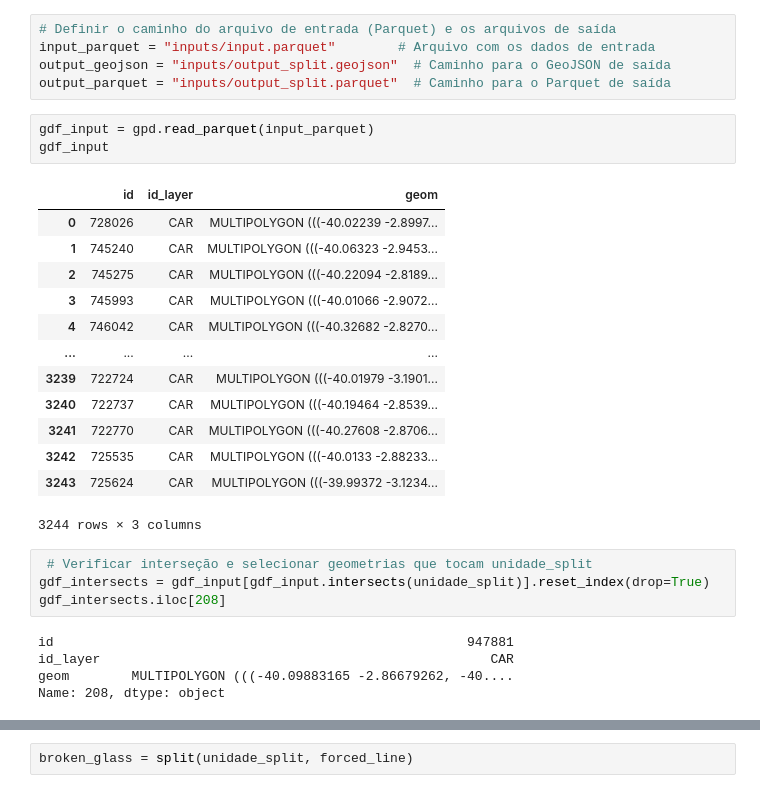
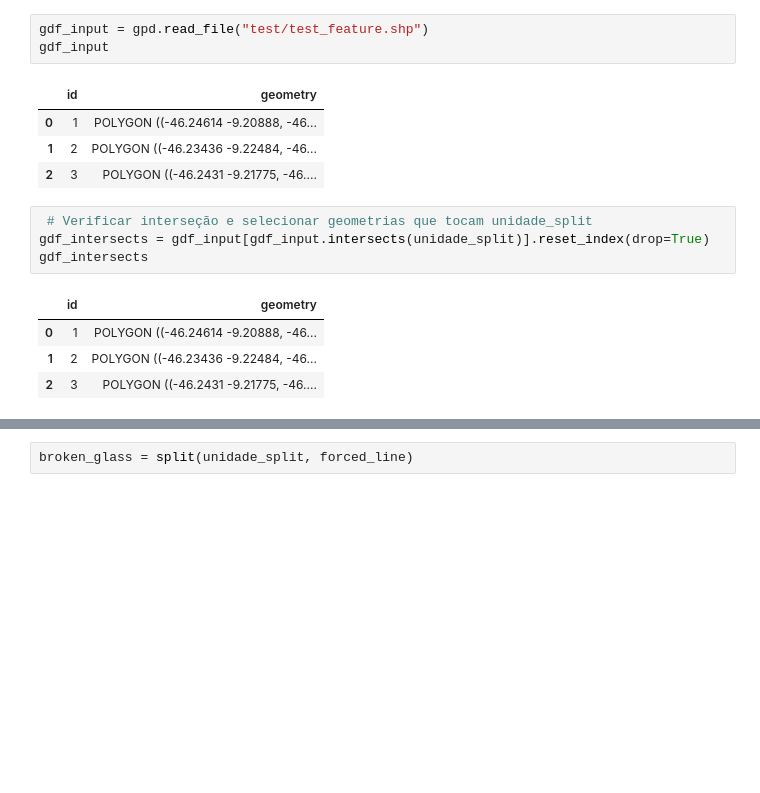
Before and after one commit to PedroAQCoutinho/split_offdb, a Jupyter notebook: dev.ipynb, the cells around one changed output, grey strips where cells are left out. Drawn from its saved outputs; the diff is of its cells as text; blank space fills up the shorter version.

```diff
--- a/dev.ipynb
+++ b/dev.ipynb
@@ -33,31 +16,17 @@ grid_gdf
-# %%
-# Definir o caminho do arquivo de entrada (Parquet) e os arquivos de saída
-input_parquet = "inputs/input.parquet"        # Arquivo com os dados de entrada
-output_geojson = "inputs/output_split.geojson"  # Caminho para o GeoJSON de saída
-output_parquet = "inputs/output_split.parquet"  # Caminho para o Parquet de saída
 # %%
-gdf_input = gpd.read_parquet(input_parquet)
+gdf_input = gpd.read_file("test/test_feature.shp")
 gdf_input
 # %% [output]
-|  | id | id_layer | geom |
-| 0 | 728026 | CAR | MULTIPOLYGON (((-40.02239 -2.8997... |
-| 1 | 745240 | CAR | MULTIPOLYGON (((-40.06323 -2.9453... |
-| 2 | 745275 | CAR | MULTIPOLYGON (((-40.22094 -2.8189... |
-| 3 | 745993 | CAR | MULTIPOLYGON (((-40.01066 -2.9072... |
-| 4 | 746042 | CAR | MULTIPOLYGON (((-40.32682 -2.8270... |
-| ... | ... | ... | ... |
-| 3239 | 722724 | CAR | MULTIPOLYGON (((-40.01979 -3.1901... |
-| 3240 | 722737 | CAR | MULTIPOLYGON (((-40.19464 -2.8539... |
-| 3241 | 722770 | CAR | MULTIPOLYGON (((-40.27608 -2.8706... |
-| 3242 | 725535 | CAR | MULTIPOLYGON (((-40.0133 -2.88233... |
-| 3243 | 725624 | CAR | MULTIPOLYGON (((-39.99372 -3.1234... |
+|  | id | geometry |
+| 0 | 1 | POLYGON ((-46.24614 -9.20888, -46... |
+| 1 | 2 | POLYGON ((-46.23436 -9.22484, -46... |
+| 2 | 3 | POLYGON ((-46.2431 -9.21775, -46.... |
-3244 rows × 3 columns
 # %%
  # Verificar interseção e selecionar geometrias que tocam unidade_split
 gdf_intersects = gdf_input[gdf_input.intersects(unidade_split)].reset_index(drop=True)
-gdf_intersects.iloc[208]
+gdf_intersects
 # %% [output]
-id                                                     947881
-id_layer                                                  CAR
-geom        MULTIPOLYGON (((-40.09883165 -2.86679262, -40....
-Name: 208, dtype: object
+|  | id | geometry |
+| 0 | 1 | POLYGON ((-46.24614 -9.20888, -46... |
+| 1 | 2 | POLYGON ((-46.23436 -9.22484, -46... |
+| 2 | 3 | POLYGON ((-46.2431 -9.21775, -46.... |
```
Also changed, not shown: parts of 11 cells of this notebook, 7 other files.
